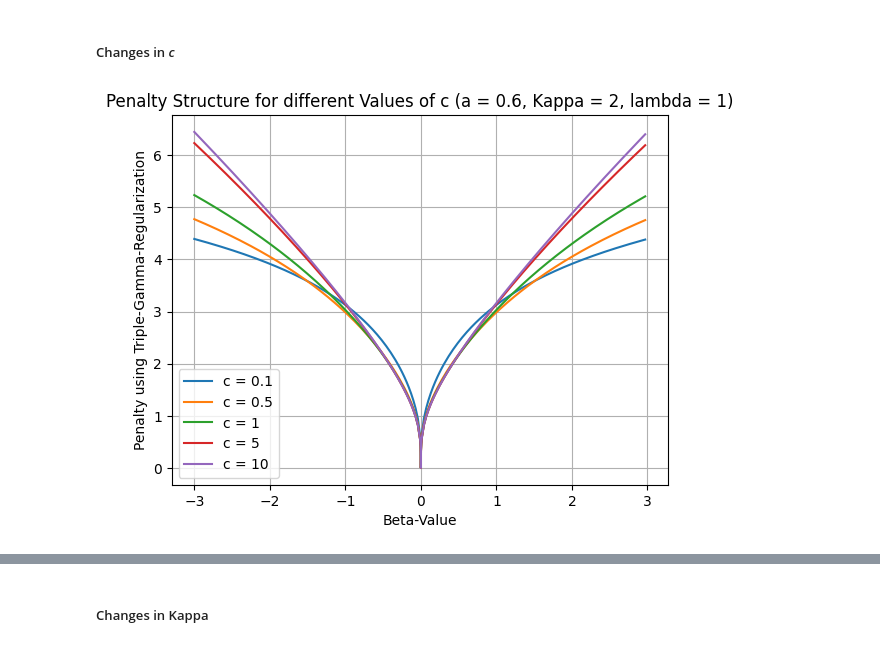
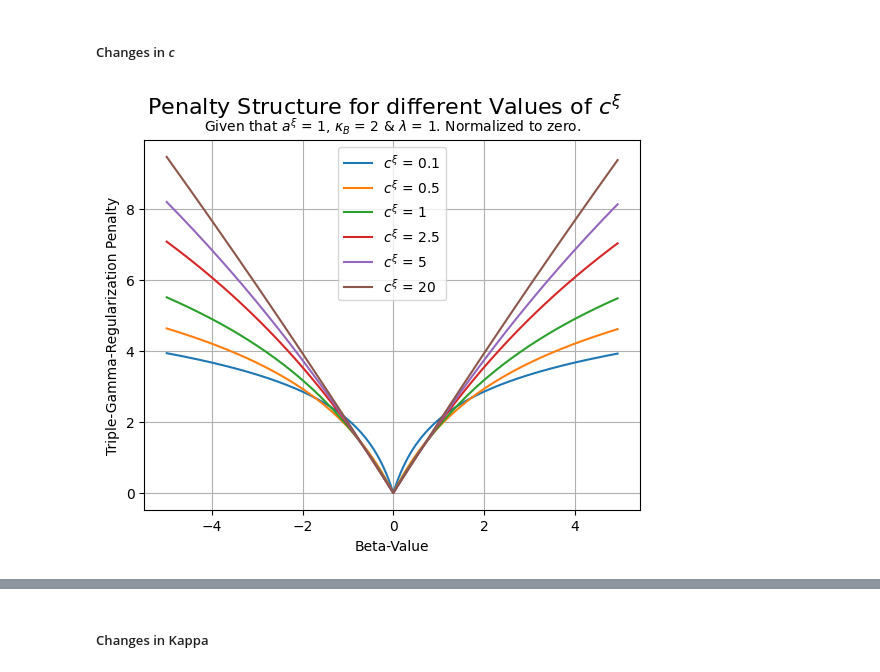
Before and after one commit to therealLucasPaul/MScThesis_Econ, a Jupyter notebook: 02_simulation/descriptive_grahps.ipynb, the cells around one changed output, grey strips where cells are left out. Cells and saved outputs as stored; diff of their text form; code cells hidden in the pictures.

Commit message:
End of Day Commit 230524
Started Simulation Code; Added More on Hyperparameters

```diff
--- a/02_simulation/descriptive_grahps.ipynb
+++ b/02_simulation/descriptive_grahps.ipynb
@@ -14,18 +14,18 @@ import matplotlib.pyplot as plt
 num_points_outside = 100
 num_points_aroundzero = 200
 
-x_outside_neg = np.linspace(-10, -0.01, num_points_outside, endpoint=False)
+x_outside_neg = np.linspace(-5, -0.01, num_points_outside, endpoint=False)
 x_aroundzero = np.linspace(-0.01, 0.01, num_points_aroundzero, endpoint=False)
-x_outside_pos = np.linspace(0.01, 10, num_points_outside, endpoint=False)
+x_outside_pos = np.linspace(0.01, 5, num_points_outside, endpoint=False)
 
 x_values = np.concatenate((x_outside_neg, x_aroundzero, x_outside_pos))
 # %%
 ### Structure of the Penalty for different values in a
 # Set the some values for a (Given that a>0.5) and the remaining parameters
-a_values = [0.75]
-c = 0.1
-kappa = 2
-lamda = 0.2
+a_values = [1]
+c = 30
+kappa = 1
+lamda = 1
 y_values_LASSO = list()
 y_values_RIDGE = list()
 y_values_arctan = list()
@@ -44,9 +44,9 @@ for a in a_values:
         y_values_arctan.append((2/np.pi)*np.arctan(abs(x)))
     plt.plot(x_values, y_values, label="Triple-Gamma")
     #plt.plot(x_values, y_values_LASSO, label="LASSO")
-    #plt.plot(x_values, y_values_RIDGE, label="Ridge")
-    plt.plot(x_values, y_values_arctan, label="arctan")
-    plt.plot(x_values, y_values_Gaussian, label="Gaussian")
+    plt.plot(x_values, y_values_RIDGE, label="Ridge")
+    #plt.plot(x_values, y_values_arctan, label="arctan")
+    #plt.plot(x_values, y_values_Gaussian, label="Gaussian")
 
 
 
@@ -94,29 +96,31 @@ plt.show()
 # %% [markdown]
 ##### Changes in _c_
 # %%
-### Structure of the Penalty for different values in c
+### Structure of the Penalty for different values in c - Part 1
 # Set the some values for c (Given that c > 0) and the remaining parameters
-c_values = [0.1,0.5,1,5,10]
-a = 0.6
+c_values = [0.1, 0.5,1,2.5,5,20]
+#c_values = [35]
+a = 1
 kappa = 2
 lamda = 1
 
 # Plot the function log(-U(.,.,.)) for each value of c
 for c in c_values:
     y_values = list()
     for x in x_values:
         phi = (2*c)/((kappa**2)*a)
         y_value = lamda*(-1)*hyperu.log_hyperu(torch.tensor([[c+0.5]]),torch.tensor([[1.5-a]]),(torch.tensor([[x]])**2)/(2*phi))+hyperu.log_hyperu(torch.tensor([[c+0.5]]),torch.tensor([[1.5-a]]),torch.tensor([[0.0]]))
         y_values.append(y_value.item())
-    plt.plot(x_values, y_values, label=f'c = {c}')
+    plt.plot(x_values, y_values, label=f'$c^\\xi$ = {c}')
 
 # Add labels and title
 plt.xlabel('Beta-Value')
-plt.ylabel('Penalty using Triple-Gamma-Regularization')
-plt.title('Penalty Structure for different Values of c (a = 0.6, Kappa = 2, lambda = 1)')
+plt.ylabel('Triple-Gamma-Regularization Penalty')
+plt.suptitle(f'Penalty Structure for different Values of $c^\\xi$', fontsize=16)
+plt.title(f'Given that $a^\\xi$ = {a}, $\\kappa_B$ = {kappa} & $\\lambda$ = {lamda}. Normalized to zero.', fontsize=10)
 plt.legend()
 plt.grid(True)
-plt.savefig("021_simulation_figures/TGPenalty_ChangeInC.png")
+plt.savefig("021_simulation_figures/TGPenalty_ChangeInC_Part1.png")
 plt.show()
 # %% [output]
-[figure, old version]
+[figure, new version]
```
Also changed, not shown: parts of 6 cells of this notebook, 24 other files.
